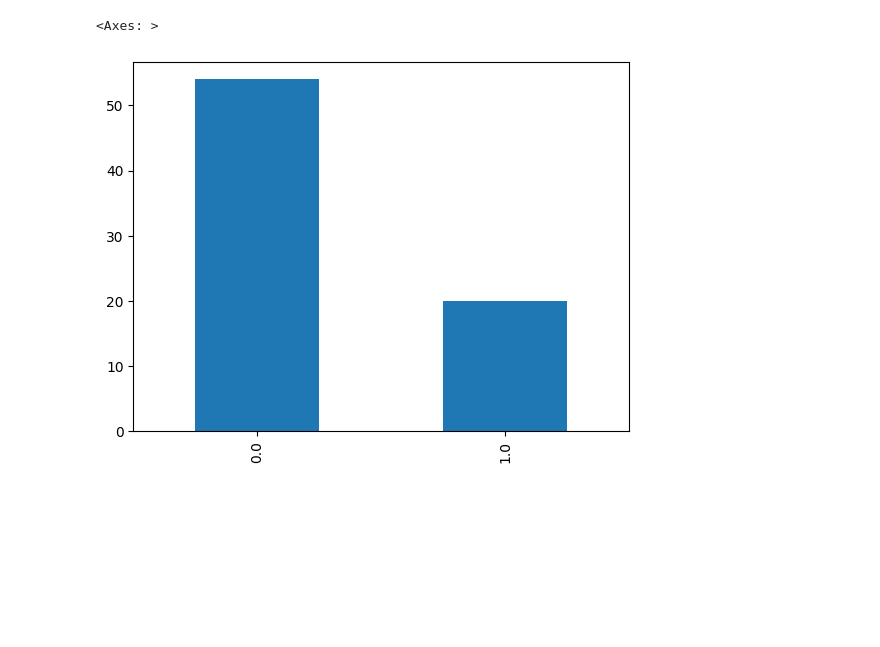
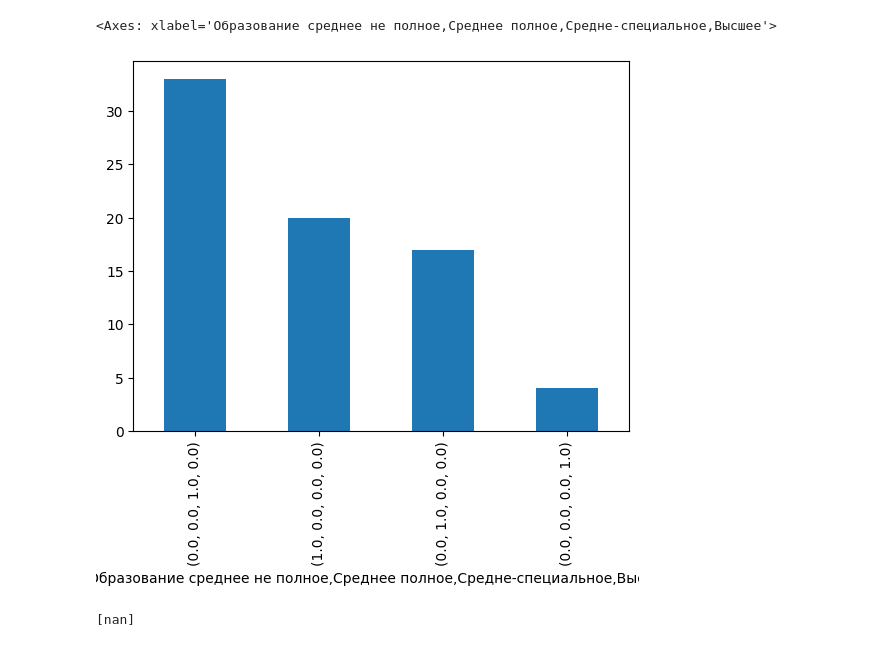
Before and after one commit to D-314/cyber-tuber, a Jupyter notebook: processing.ipynb, the cells around one changed output. Cells and saved outputs as stored; diff of their text form; code cells hidden in the pictures; blank space fills up the shorter version.

```diff
--- a/processing.ipynb
+++ b/processing.ipynb
@@ -17,0 +18,4 @@ Unpacking objects: 100% (22/22), 11.41 KiB | 1.43 MiB/s, done.
+# %%
+df = pd.read_csv("baza_dannykh_dlya_stati.csv").set_index('№')
+df.iloc[:, 9:25] = (~(df.iloc[:, 9:25] == 0))
+df
@@ -18,5 +37,11 @@ Unpacking objects: 100% (22/22), 11.41 KiB | 1.43 MiB/s, done.
 # %%
-df['Образование среднее не полное'].value_counts().plot(kind='bar')
+res = df[['Образование среднее не полное','Среднее полное','Средне-специальное','Высшее']].value_counts()
+res.plot(kind = 'bar')
 # %% [output]
-<Axes: >
+<Axes: xlabel='Образование среднее не полное,Среднее полное,Средне-специальное,Высшее'>
-[figure, old version]
+[figure, new version]
+# %%
+in_city = [(0 if (string[0] == '0') else 1 if (string[0] == '1') else np.nan) for string in df[['Житель Омска']].astype(str)]
+in_city
+# %% [output]
+[nan]
```
Also changed, not shown: parts of 5 cells of this notebook.
